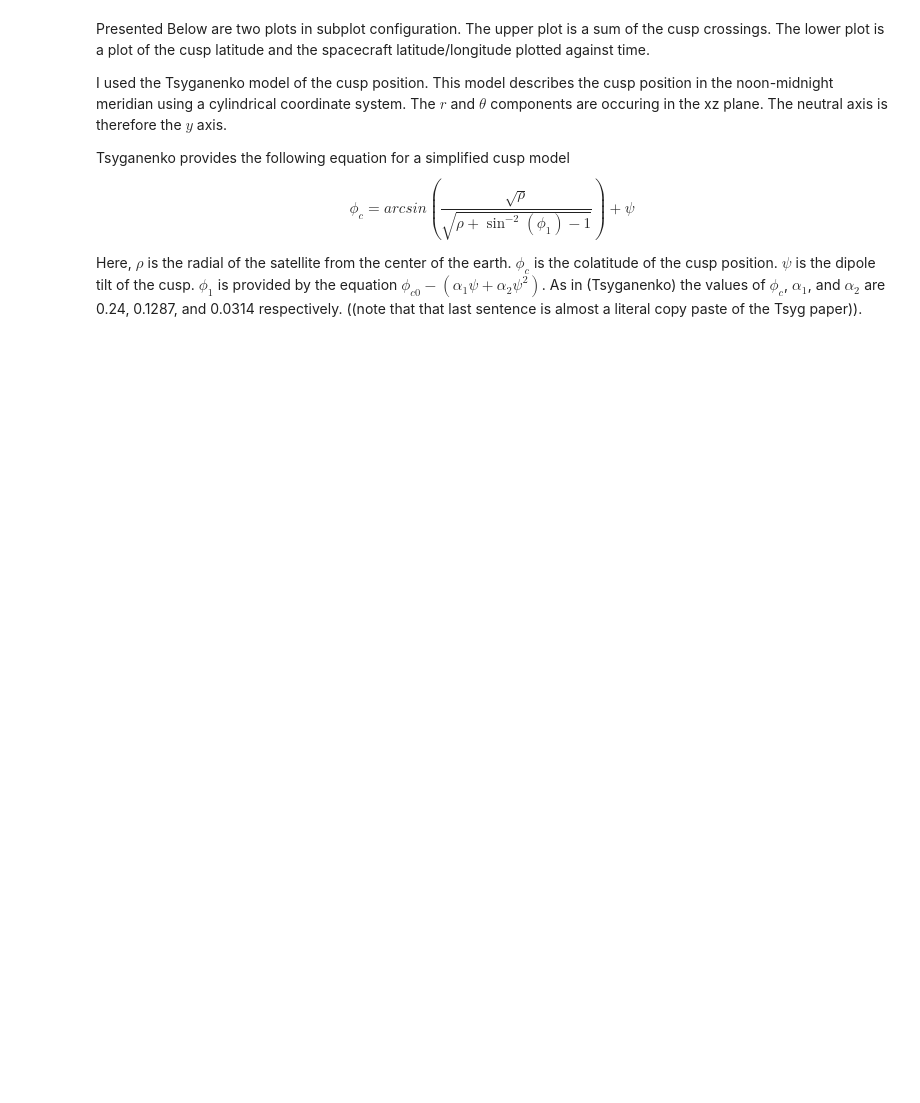
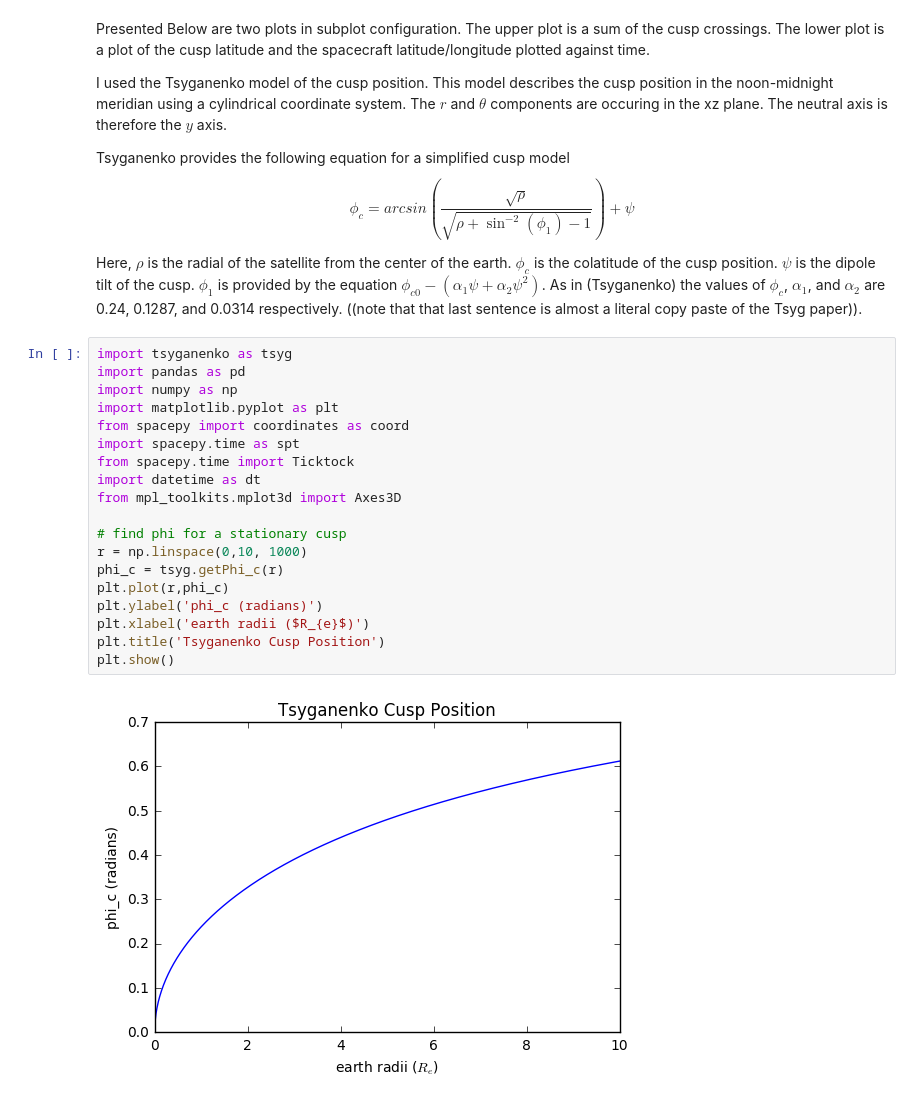
Before and after one commit to fsbr/se3-path-planner, a Jupyter notebook: modularPlanner/Cusp Plots.ipynb, the cells around one changed output. Drawn from its saved outputs; the diff is of its cells as text; blank space fills up the shorter version.

```diff
--- a/modularPlanner/Cusp Plots.ipynb
+++ b/modularPlanner/Cusp Plots.ipynb
@@ -9,3 +9,24 @@ Tsyganenko provides the following equation for a simplified cusp model
 \end{equation}
 
 Here, $\rho$ is the radial of the satellite from the center of the earth.  $\phi_{c}$ is the colatitude of the cusp position.  $\psi$ is the dipole tilt of the cusp.  $\phi_{1}$ is provided by the equation $\phi_{c0} - (\alpha_{1} \psi + \alpha_{2}\psi^{2})$.  As in (Tsyganenko) the values of $\phi_{c}$, $\alpha_{1}$, and $\alpha_{2}$ are 0.24, 0.1287, and 0.0314 respectively.  ((note that that last sentence is almost a literal copy paste of the Tsyg paper)).
+# %%
+import tsyganenko as tsyg
+import pandas as pd
+import numpy as np
+import matplotlib.pyplot as plt
+from spacepy import coordinates as coord
+import spacepy.time as spt
+from spacepy.time import Ticktock
+import datetime as dt
+from mpl_toolkits.mplot3d import Axes3D
+
+# find phi for a stationary cusp
+r = np.linspace(0,10, 1000)
+phi_c = tsyg.getPhi_c(r)
+plt.plot(r,phi_c)
+plt.ylabel('phi_c (radians)')
+plt.xlabel('earth radii ($R_{e}$)')
+plt.title('Tsyganenko Cusp Position')
+plt.show()
+# %% [output]
+[figure, added]
```
Also changed, not shown: parts of 2 cells of this notebook, 2 other files.
